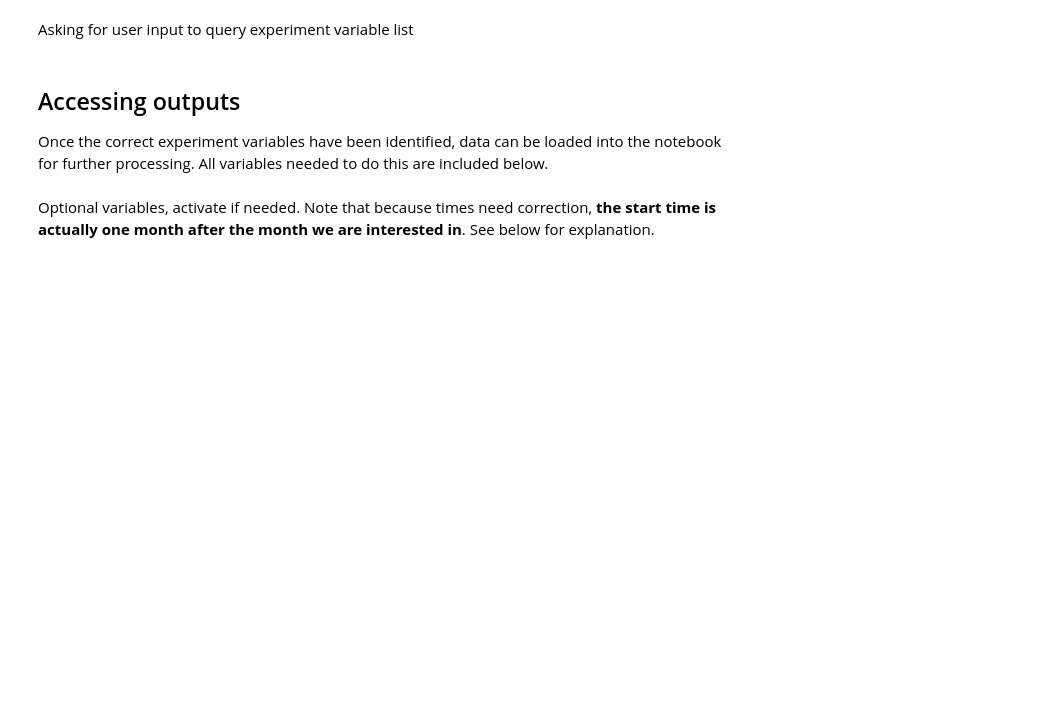
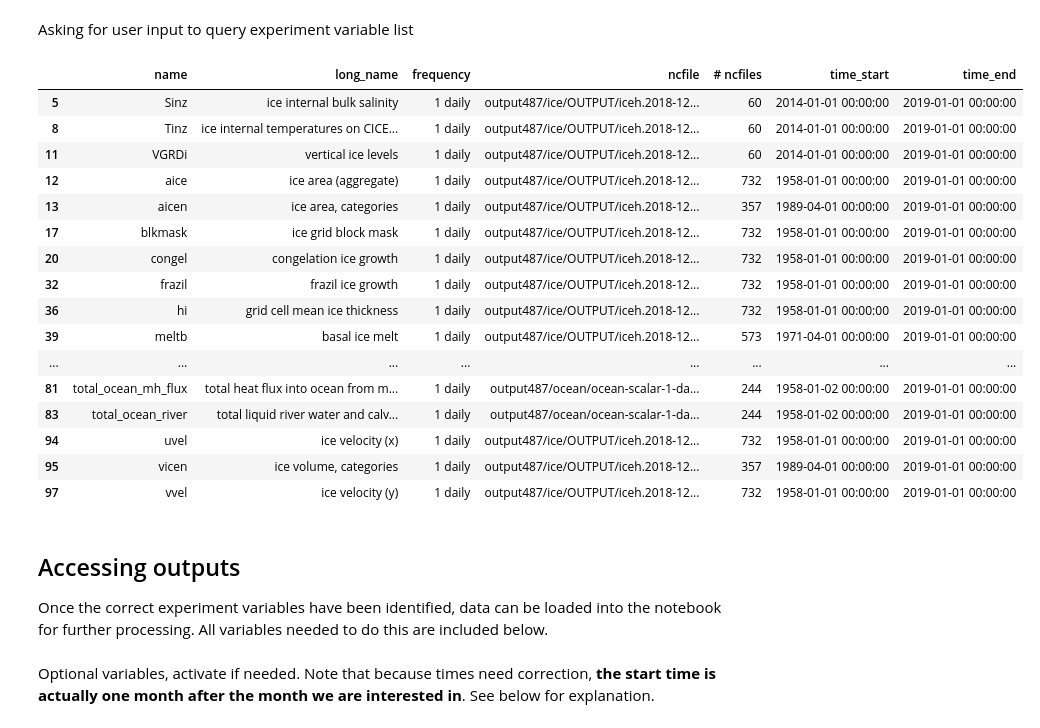
Before and after one commit to lidefi87/ACCESS_scripts_DFA, a Jupyter notebook: Scripts/SeaIcePlots.ipynb, the cells around one changed output. Saved outputs shown, nothing was run; the diff lists cells and outputs as text; code cells hidden in the pictures; blank space fills up the shorter version.

```diff
--- a/Scripts/SeaIcePlots.ipynb
+++ b/Scripts/SeaIcePlots.ipynb
@@ -46,7 +46,7 @@ This notebook uses the outputs for the v140 run of ACCESS-OM2-01 which includes
 # %%
 #Saving name of experiments of interest in variables that can be easily referred to
 #expv140 = "01deg_jra55v140_iaf"
-expv140_c2 = "01deg_jra55v140_iaf_cycle2"
+exp = "01deg_jra55v140_iaf_cycle2"
 # %% [markdown]
 ### Experiment variables
 You can query the temporal frequency of all variables available in the experiment using `cc.querying.get_frequencies(session, experiment)`. A list of experiment variables can be obtained using `cc.querying.get_variables(session, experiment, frequency)`.
@@ -57,10 +63,28 @@ You can query the temporal frequency of all variables available in the experimen
 Asking for user input to query experiment variable list
 # %%
 #Querying experiment variables
-expvar = cc.querying.get_variables(session, expv140, frequency = "1 monthly")
+expvar = cc.querying.get_variables(session, exp, frequency = "1 daily")
 
 #Extract variables with keywords included in its long_name column
 expvar[expvar["long_name"].str.lower().str.match(".*ice.*")] #force all letters to be lowercase to get matches
+# %% [output]
+|  | name | long_name | frequency | ncfile | # ncfiles | time_start | time_end |
+| 5 | Sinz | ice internal bulk salinity | 1 daily | output487/ice/OUTPUT/iceh.2018-12... | 60 | 2014-01-01 00:00:00 | 2019-01-01 00:00:00 |
+| 8 | Tinz | ice internal temperatures on CICE... | 1 daily | output487/ice/OUTPUT/iceh.2018-12... | 60 | 2014-01-01 00:00:00 | 2019-01-01 00:00:00 |
+| 11 | VGRDi | vertical ice levels | 1 daily | output487/ice/OUTPUT/iceh.2018-12... | 60 | 2014-01-01 00:00:00 | 2019-01-01 00:00:00 |
+| 12 | aice | ice area (aggregate) | 1 daily | output487/ice/OUTPUT/iceh.2018-12... | 732 | 1958-01-01 00:00:00 | 2019-01-01 00:00:00 |
+| 13 | aicen | ice area, categories | 1 daily | output487/ice/OUTPUT/iceh.2018-12... | 357 | 1989-04-01 00:00:00 | 2019-01-01 00:00:00 |
+| 17 | blkmask | ice grid block mask | 1 daily | output487/ice/OUTPUT/iceh.2018-12... | 732 | 1958-01-01 00:00:00 | 2019-01-01 00:00:00 |
+| 20 | congel | congelation ice growth | 1 daily | output487/ice/OUTPUT/iceh.2018-12... | 732 | 1958-01-01 00:00:00 | 2019-01-01 00:00:00 |
+| 32 | frazil | frazil ice growth | 1 daily | output487/ice/OUTPUT/iceh.2018-12... | 732 | 1958-01-01 00:00:00 | 2019-01-01 00:00:00 |
+| 36 | hi | grid cell mean ice thickness | 1 daily | output487/ice/OUTPUT/iceh.2018-12... | 732 | 1958-01-01 00:00:00 | 2019-01-01 00:00:00 |
+| 39 | meltb | basal ice melt | 1 daily | output487/ice/OUTPUT/iceh.2018-12... | 573 | 1971-04-01 00:00:00 | 2019-01-01 00:00:00 |
+| ... | ... | ... | ... | ... | ... | ... | ... |
+| 81 | total_ocean_mh_flux | total heat flux into ocean from m... | 1 daily | output487/ocean/ocean-scalar-1-da... | 244 | 1958-01-02 00:00:00 | 2019-01-01 00:00:00 |
+| 83 | total_ocean_river | total liquid river water and calv... | 1 daily | output487/ocean/ocean-scalar-1-da... | 244 | 1958-01-02 00:00:00 | 2019-01-01 00:00:00 |
+| 94 | uvel | ice velocity (x) | 1 daily | output487/ice/OUTPUT/iceh.2018-12... | 732 | 1958-01-01 00:00:00 | 2019-01-01 00:00:00 |
+| 95 | vicen | ice volume, categories | 1 daily | output487/ice/OUTPUT/iceh.2018-12... | 357 | 1989-04-01 00:00:00 | 2019-01-01 00:00:00 |
+| 97 | vvel | ice velocity (y) | 1 daily | output487/ice/OUTPUT/iceh.2018-12... | 732 | 1958-01-01 00:00:00 | 2019-01-01 00:00:00 |
 # %%
 #Deleting variables no longer in use
 del expvar
```
Also changed, not shown: parts of 37 cells of this notebook, 8 other files.
